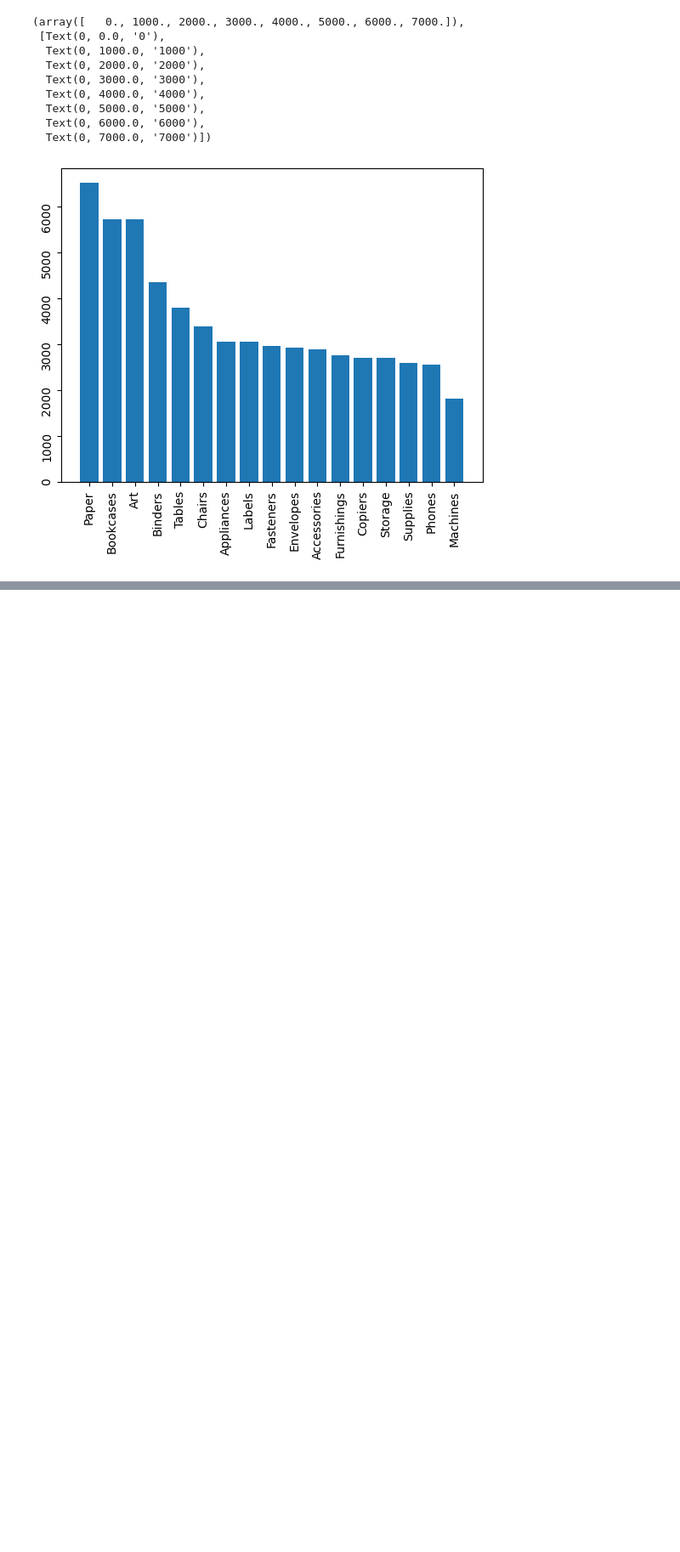
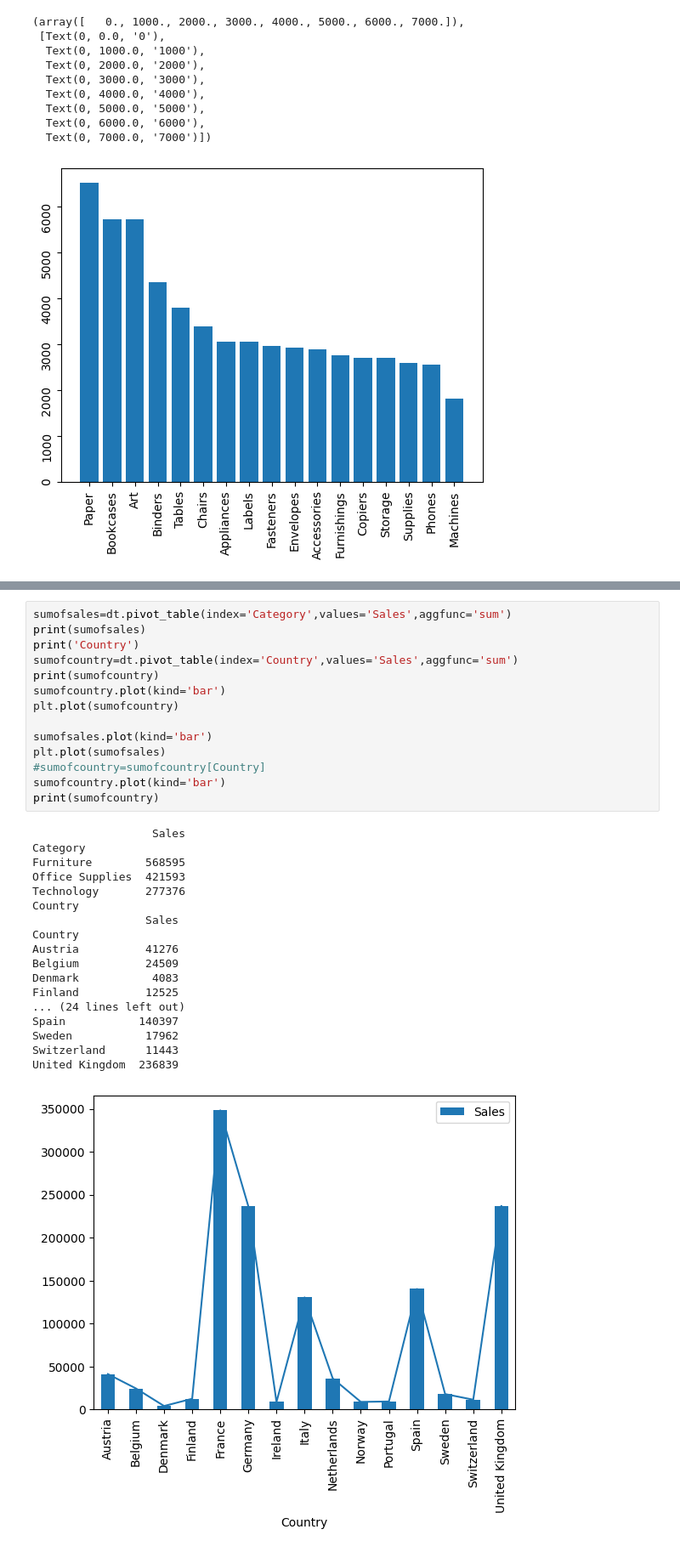
Before and after one commit to programmingconsole/Python_Data_Analytics, a Jupyter notebook: panda_matplotlibex.ipynb, the cells around one changed output, grey strips where cells are left out. Shown at 85% size. Saved outputs shown, nothing was run; the diff lists cells and outputs as text; blank space fills up the shorter version.

```diff
--- a/panda_matplotlibex.ipynb
+++ b/panda_matplotlibex.ipynb
@@ -258,0 +262,33 @@ plt.axhline(y=min_profit, color='red', linestyle='--', label=f'Min Profit: {min_
+# %%
+sumofsales=dt.pivot_table(index='Category',values='Sales',aggfunc='sum')
+print(sumofsales)
+print('Country')
+sumofcountry=dt.pivot_table(index='Country',values='Sales',aggfunc='sum')
+print(sumofcountry)
+sumofcountry.plot(kind='bar')
+plt.plot(sumofcountry)
+
+sumofsales.plot(kind='bar')
+plt.plot(sumofsales)
+#sumofcountry=sumofcountry[Country]
+sumofcountry.plot(kind='bar')
+print(sumofcountry)
+# %% [output]
+                  Sales
+Category
+Furniture        568595
+Office Supplies  421593
+Technology       277376
+Country
+                 Sales
+Country
+Austria          41276
+Belgium          24509
+Denmark           4083
+Finland          12525
+... (24 lines left out)
+Spain           140397
+Sweden           17962
+Switzerland      11443
+United Kingdom  236839
+[figure, added]
```
Also changed, not shown: parts of 5 cells of this notebook.
